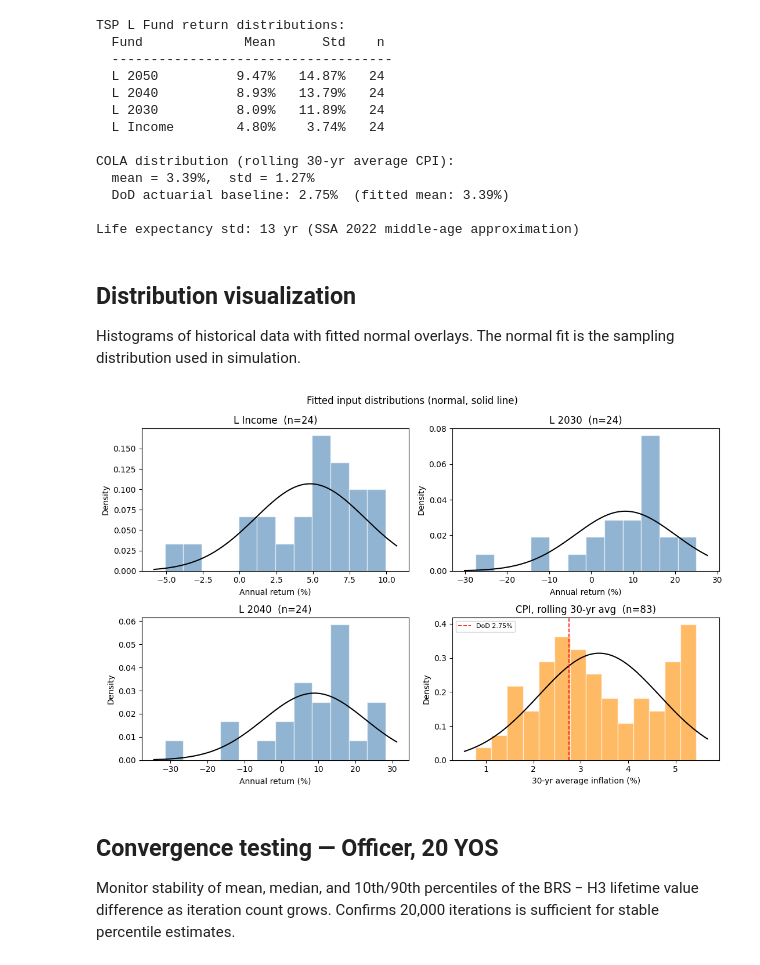
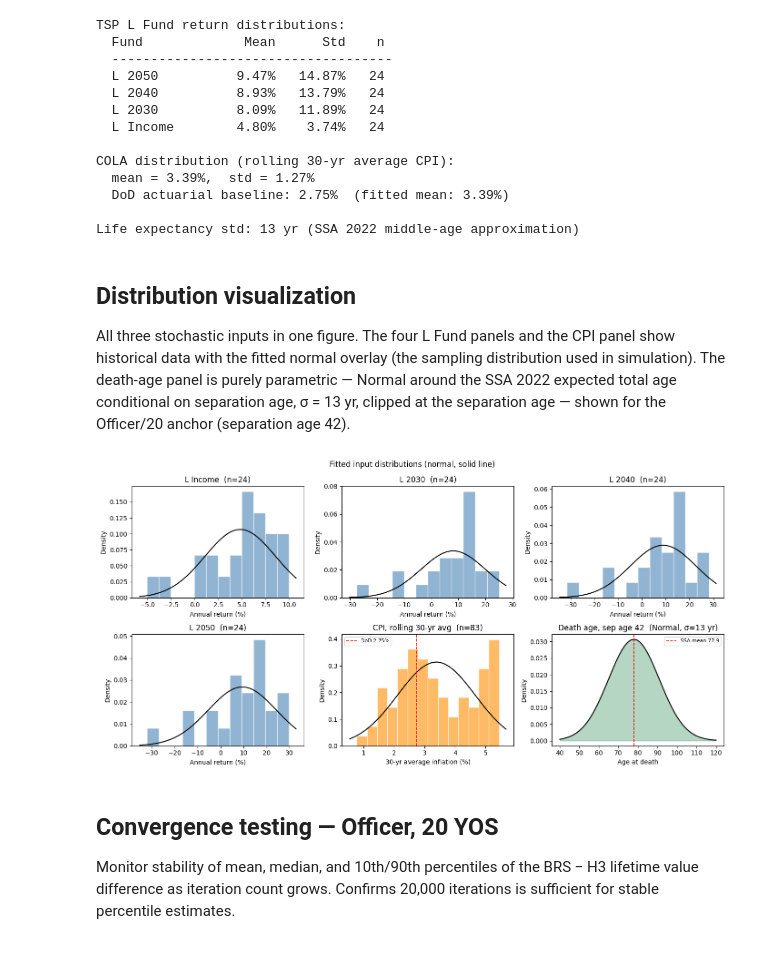
Before and after one commit to sgelety/military-retirement-monte-carlo, a Jupyter notebook: notebooks/03b_monte_carlo.ipynb, the cells around one changed output. Saved outputs shown, nothing was run; the diff lists cells and outputs as text; code cells hidden in the pictures.

```diff
--- a/notebooks/03b_monte_carlo.ipynb
+++ b/notebooks/03b_monte_carlo.ipynb
@@ -161,12 +161,17 @@ Life expectancy std: 13 yr (SSA 2022 middle-age approximation)
 # %% [markdown]
 ## Distribution visualization
 
-Histograms of historical data with fitted normal overlays.
-The normal fit is the sampling distribution used in simulation.
+All three stochastic inputs in one figure. The four L Fund
+panels and the CPI panel show historical data with the fitted
+normal overlay (the sampling distribution used in simulation).
+The death-age panel is purely parametric — Normal around the
+SSA 2022 expected total age conditional on separation age,
+σ = 13 yr, clipped at the separation age — shown for the
+Officer/20 anchor (separation age 42).
 # %%
-fig, axes = plt.subplots(2, 2, figsize=(11, 7))
+fig, axes = plt.subplots(2, 3, figsize=(14, 7))
 
-plot_funds = ['L Income', 'L 2030', 'L 2040']
+plot_funds = ['L Income', 'L 2030', 'L 2040', 'L 2050']
 for i, fund in enumerate(plot_funds):
     ax = axes.flat[i]
     vals = tsp_returns[fund].dropna().values
@@ -183,7 +188,7 @@ for i, fund in enumerate(plot_funds):
     ax.set_title(f'{fund}  (n={n_pts})')
     ax.set_xlabel('Annual return (%)')
 
-ax = axes.flat[3]
+ax = axes.flat[4]
 cpi_roll = (
     cpi.sort_values('Year')['Inflation']
     .dropna()
@@ -197,34 +202,58 @@ ax.hist(
     alpha=0.6, color='darkorange', edgecolor='white',
 )
 xlo, xhi = ax.get_xlim()
 xs = np.linspace(xlo, xhi, 200)
 ax.plot(
     xs,
     stats.norm.pdf(xs, c_mu * 100, c_sig * 100),
     'k-', lw=1.5,
 )
 ax.axvline(2.75, color='red', lw=1.2, ls='--',
            label='DoD 2.75%')
 n_cpi = len(cpi_roll)
 ax.set_title(
     f'CPI, rolling {COLA_WINDOW}-yr avg  (n={n_cpi})'
 )
 ax.set_xlabel(
     f'{COLA_WINDOW}-yr average inflation (%)'
 )
 ax.legend(fontsize=8)
 
+# Death age: parametric input (no empirical histogram)
+ax = axes.flat[5]
+SEP_AGE_DEMO = 42  # Officer/20 anchor
+mean_death = float(
+    life_exp.loc[
+        life_exp['Age'] == SEP_AGE_DEMO,
+        'MaleTotalAge',
+    ].squeeze()
+)
+xs = np.linspace(40, 120, 300)
+pdf = stats.norm.pdf(xs, mean_death, DEATH_AGE_STD)
+ax.fill_between(xs, pdf, color='seagreen', alpha=0.35)
+ax.plot(xs, pdf, 'k-', lw=1.5)
+ax.axvline(
+    mean_death, color='red', lw=1.2, ls='--',
+    label=f'SSA mean {mean_death:.1f}',
+)
+ax.set_title(
+    f'Death age, sep age {SEP_AGE_DEMO}'
+    f'  (Normal, \u03c3={DEATH_AGE_STD:.0f} yr)'
+)
+ax.set_xlabel('Age at death')
+ax.legend(fontsize=8)
+
 for ax in axes.flat:
     ax.set_ylabel('Density')
 
 fig.suptitle(
     'Fitted input distributions (normal, solid line)',
     fontsize=12,
 )
 plt.tight_layout()
 plt.show()
 # %% [output]
-[figure, old version]
+[figure, new version]
 # %% [markdown]
 ## Convergence testing — Officer, 20 YOS
 
```
Also changed, not shown: parts of 1 cell of this notebook.
